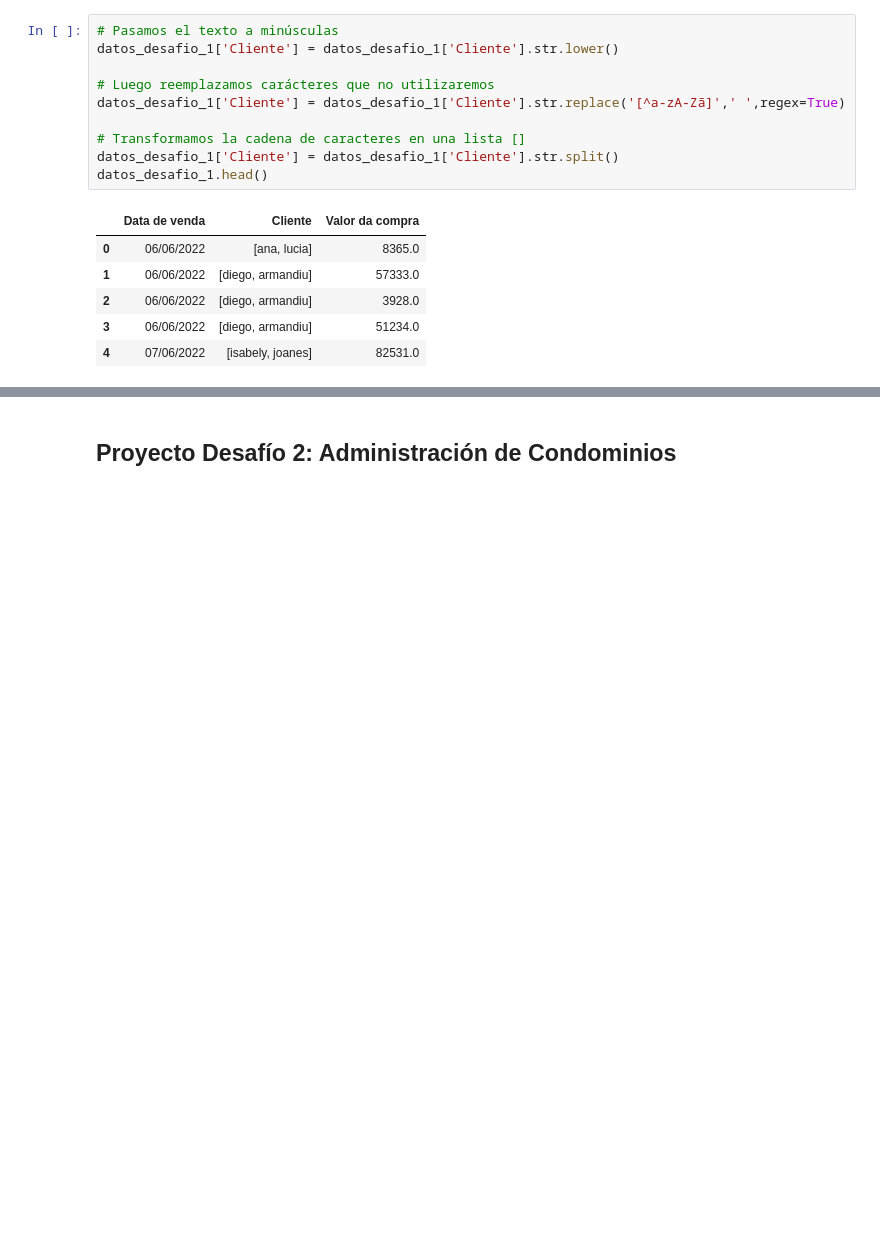
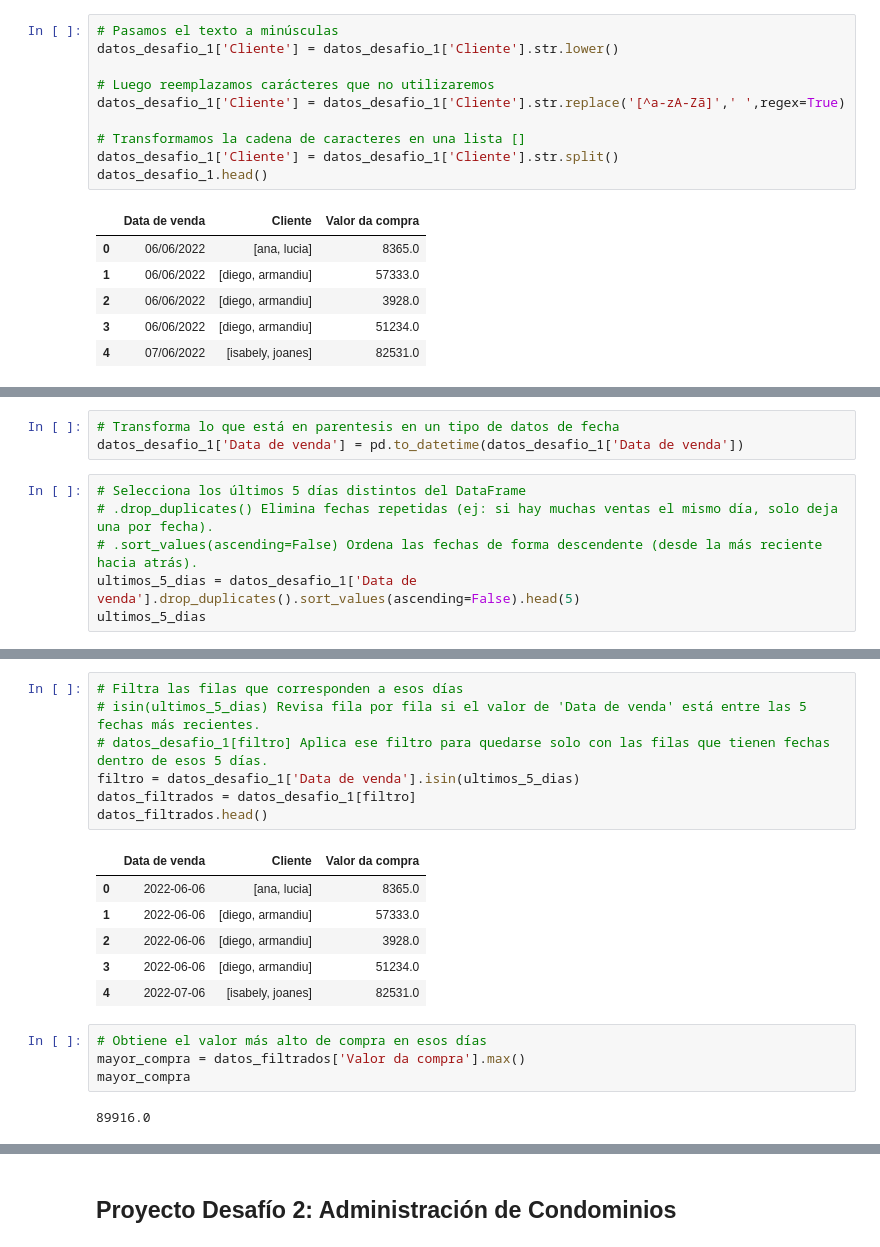
Before and after one commit to DanielRaiicHu/datos_panda_transformacion_manipulacion, a Jupyter notebook: datos_panda_transformacion_manipulacion.ipynb, the cells around one changed output, grey strips where cells are left out. Drawn from its saved outputs; the diff is of its cells as text; blank space fills up the shorter version.

```diff
--- a/datos_panda_transformacion_manipulacion.ipynb
+++ b/datos_panda_transformacion_manipulacion.ipynb
@@ -828,0 +840,9 @@ datos_desafio_1.head(20)
+# %%
+# Transforma lo que está en parentesis en un tipo de datos de fecha
+datos_desafio_1['Data de venda'] = pd.to_datetime(datos_desafio_1['Data de venda'])
+# %%
+# Selecciona los últimos 5 días distintos del DataFrame
+# .drop_duplicates() Elimina fechas repetidas (ej: si hay muchas ventas el mismo día, solo deja una por fecha).
+# .sort_values(ascending=False) Ordena las fechas de forma descendente (desde la más reciente hacia atrás).
+ultimos_5_dias = datos_desafio_1['Data de venda'].drop_duplicates().sort_values(ascending=False).head(5)
+ultimos_5_dias
@@ -828,0 +857,20 @@ datos_desafio_1.head(20)
+# %%
+# Filtra las filas que corresponden a esos días
+# isin(ultimos_5_dias) Revisa fila por fila si el valor de 'Data de venda' está entre las 5 fechas más recientes.
+# datos_desafio_1[filtro] Aplica ese filtro para quedarse solo con las filas que tienen fechas dentro de esos 5 días.
+filtro = datos_desafio_1['Data de venda'].isin(ultimos_5_dias)
+datos_filtrados = datos_desafio_1[filtro]
+datos_filtrados.head()
+# %% [output]
+|  | Data de venda | Cliente | Valor da compra |
+| 0 | 2022-06-06 | [ana, lucia] | 8365.0 |
+| 1 | 2022-06-06 | [diego, armandiu] | 57333.0 |
+| 2 | 2022-06-06 | [diego, armandiu] | 3928.0 |
+| 3 | 2022-06-06 | [diego, armandiu] | 51234.0 |
+| 4 | 2022-07-06 | [isabely, joanes] | 82531.0 |
+# %%
+# Obtiene el valor más alto de compra en esos días
+mayor_compra = datos_filtrados['Valor da compra'].max()
+mayor_compra
+# %% [output]
+89916.0
```
Also changed, not shown: parts of 9 cells of this notebook.
